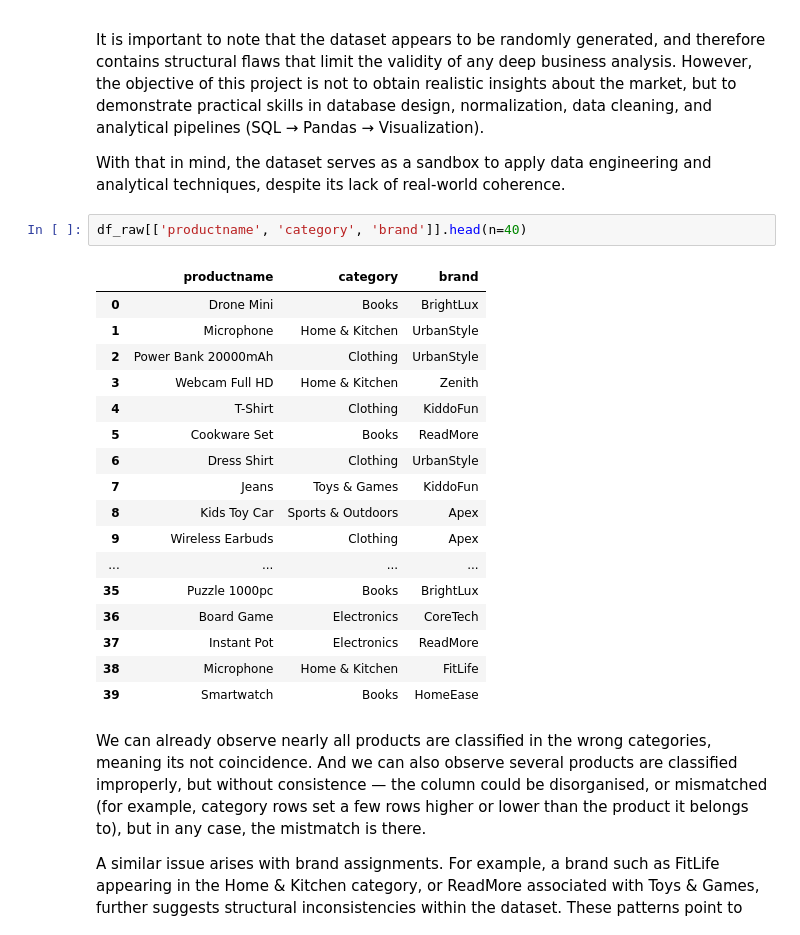
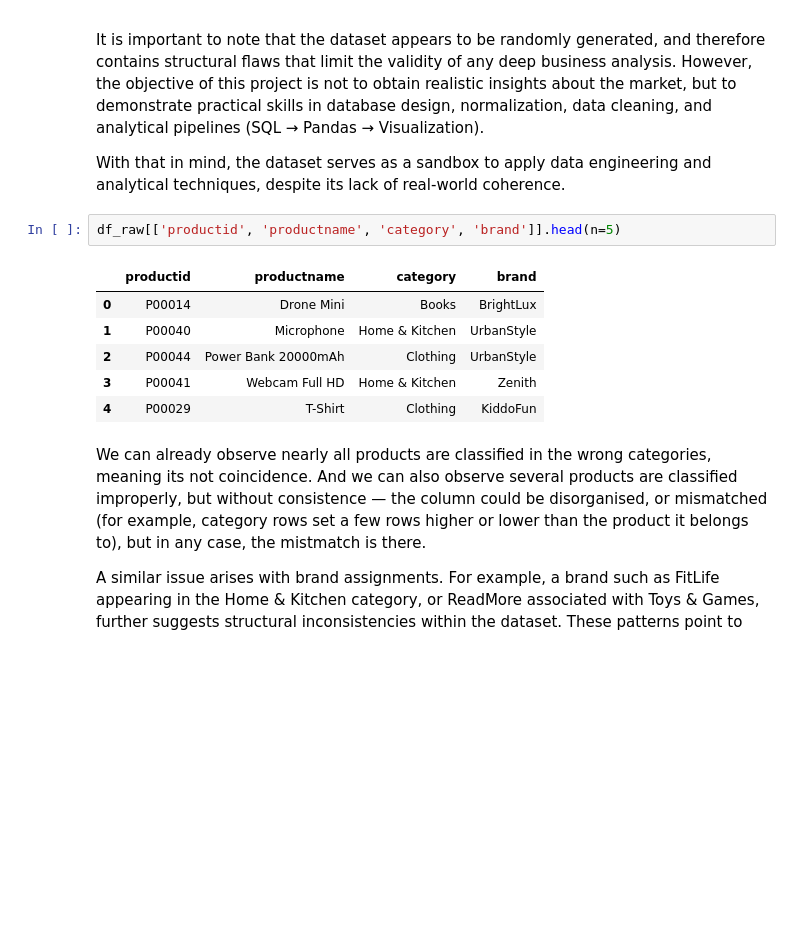
Before and after one commit to Andy-Raposo/amazon-sales-sql-analysis, a Jupyter notebook: notebooks/raw_data_cleaning.ipynb, the cells around one changed output. Cells and saved outputs as stored; diff of their text form; blank space fills up the shorter version.

```diff
--- a/notebooks/raw_data_cleaning.ipynb
+++ b/notebooks/raw_data_cleaning.ipynb
@@ -51,25 +67,14 @@ It is important to note that the dataset appears to be randomly generated, and t
 
 With that in mind, the dataset serves as a sandbox to apply data engineering and analytical techniques, despite its lack of real-world coherence.
 # %%
-df_raw[['productname', 'category', 'brand']].head(n=40)
+df_raw[['productid', 'productname', 'category', 'brand']].head(n=5)
 # %% [output]
-|  | productname | category | brand |
-| 0 | Drone Mini | Books | BrightLux |
-| 1 | Microphone | Home & Kitchen | UrbanStyle |
-| 2 | Power Bank 20000mAh | Clothing | UrbanStyle |
-| 3 | Webcam Full HD | Home & Kitchen | Zenith |
-| 4 | T-Shirt | Clothing | KiddoFun |
-| 5 | Cookware Set | Books | ReadMore |
-| 6 | Dress Shirt | Clothing | UrbanStyle |
-| 7 | Jeans | Toys & Games | KiddoFun |
-| 8 | Kids Toy Car | Sports & Outdoors | Apex |
-| 9 | Wireless Earbuds | Clothing | Apex |
-| ... | ... | ... | ... |
-| 35 | Puzzle 1000pc | Books | BrightLux |
-| 36 | Board Game | Electronics | CoreTech |
-| 37 | Instant Pot | Electronics | ReadMore |
-| 38 | Microphone | Home & Kitchen | FitLife |
-| 39 | Smartwatch | Books | HomeEase |
+|  | productid | productname | category | brand |
+| 0 | P00014 | Drone Mini | Books | BrightLux |
+| 1 | P00040 | Microphone | Home & Kitchen | UrbanStyle |
+| 2 | P00044 | Power Bank 20000mAh | Clothing | UrbanStyle |
+| 3 | P00041 | Webcam Full HD | Home & Kitchen | Zenith |
+| 4 | P00029 | T-Shirt | Clothing | KiddoFun |
 # %% [markdown]
 We can already observe nearly all products are classified in the wrong categories, meaning its not coincidence. And we can also observe several products are classified improperly, but without consistence — the column could be disorganised, or mismatched (for example, category rows set a few rows higher or lower than the product it belongs to), but in any case, the mistmatch is there.
 
```
Also changed, not shown: parts of 19 cells of this notebook, 1 other file.
